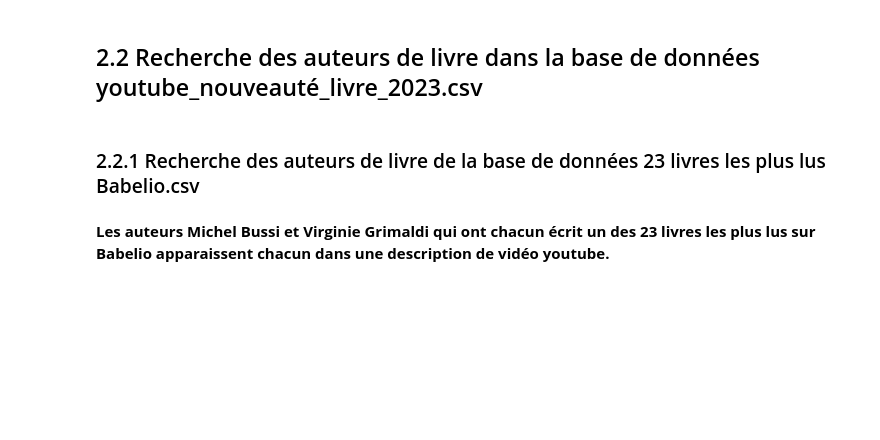
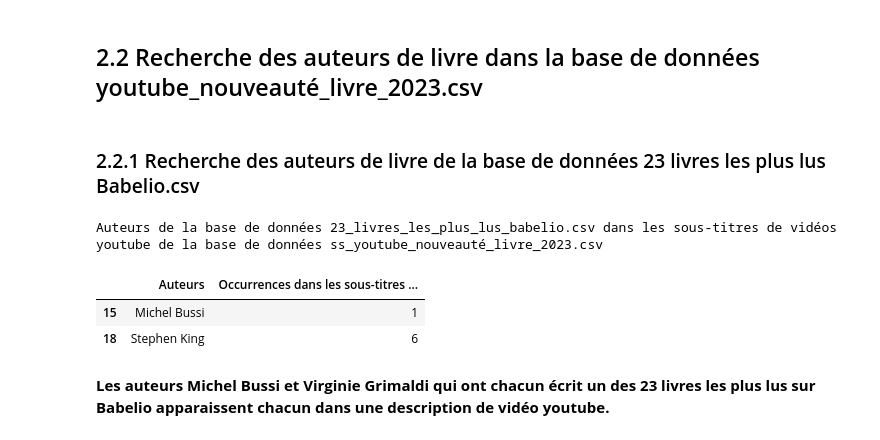
Before and after one commit to manonmgd/pythonds_MM_MM_DS, a Jupyter notebook: stat_descriptives_youtube_suite.ipynb, the cells around one changed output. Cells and saved outputs as stored; diff of their text form; code cells hidden in the pictures; blank space fills up the shorter version.

```diff
--- a/stat_descriptives_youtube_suite.ipynb
+++ b/stat_descriptives_youtube_suite.ipynb
@@ -916,3 +933,10 @@ auteur_dans_description('23 livres les plus lus Babelio','youtube_nouveauté_liv
+# %%
+auteur_dans_sous_titres('23_livres_les_plus_lus_babelio','ss_youtube_nouveauté_livre_2023')
+# %% [output]
+Auteurs de la base de données 23_livres_les_plus_lus_babelio.csv dans les sous-titres de vidéos youtube de la base de données ss_youtube_nouveauté_livre_2023.csv
+|  | Auteurs | Occurrences dans les sous-titres ... |
+| 15 | Michel Bussi | 1 |
+| 18 | Stephen King | 6 |
 # %% [markdown]
 **Les auteurs Michel Bussi et Virginie Grimaldi qui ont chacun écrit un des 23 livres les plus lus sur Babelio apparaissent chacun dans une description de vidéo youtube.**
 # %% [markdown]
```
Also changed, not shown: parts of 19 cells of this notebook.
